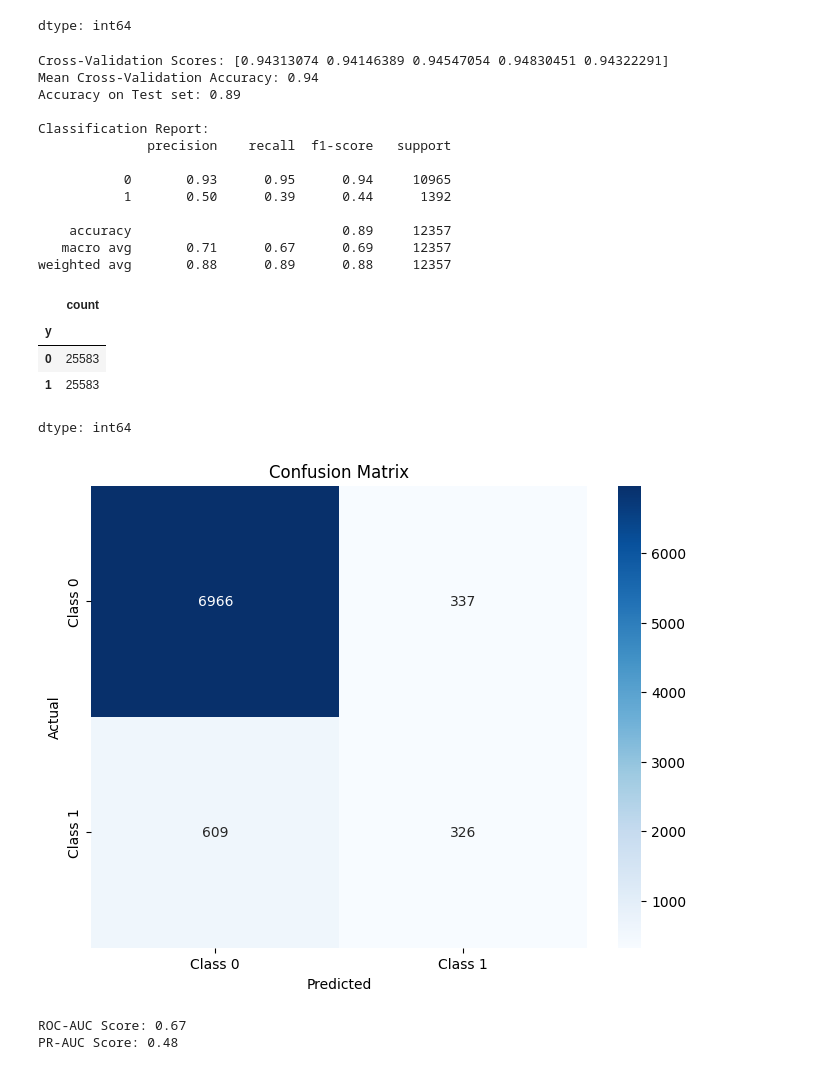
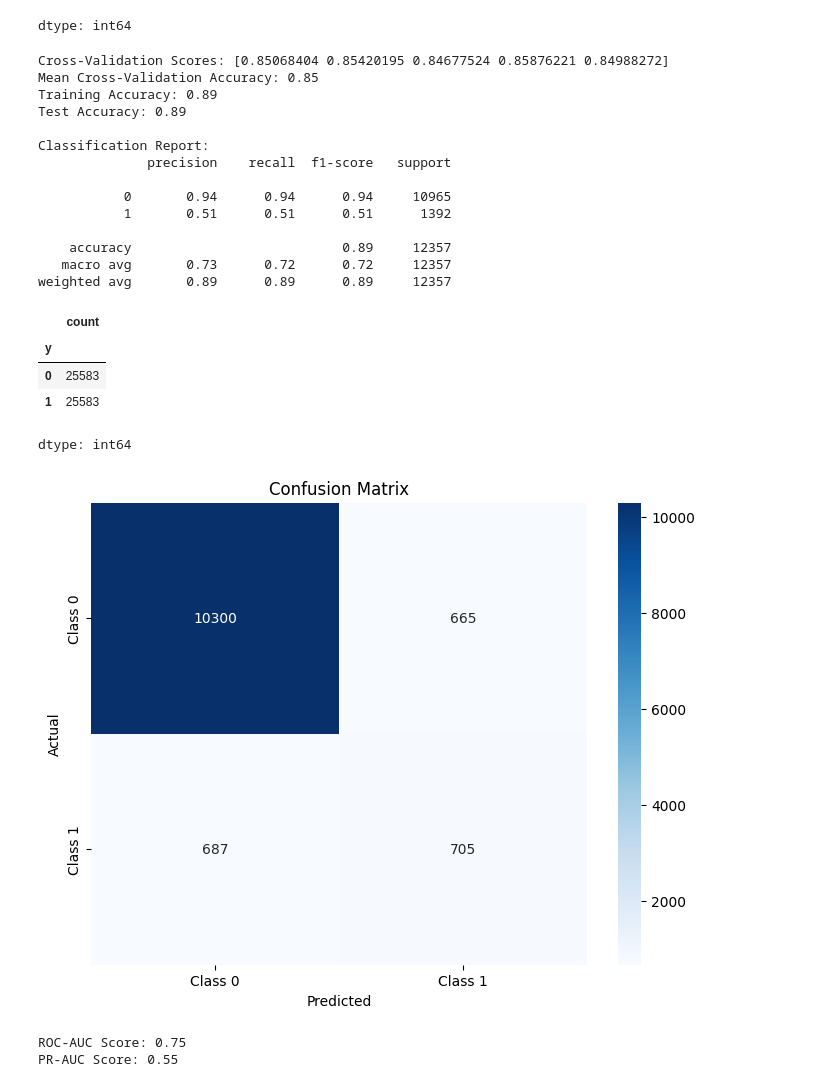
Before and after one commit to GinuraAdikari/BankChurn, a Jupyter notebook: RandomForest.ipynb, the cells around one changed output. Cells and saved outputs as stored; diff of their text form; code cells hidden in the pictures.

Commit message:
Did hyper parameter tuning , pca for some numeric features

```diff
--- a/RandomForest.ipynb
+++ b/RandomForest.ipynb
@@ -408,0 +423,7 @@ memory usage: 5.5 MB
+# %%
+#add the PCA results to your original dataset
+data_pca_df = pd.DataFrame(data_pca, columns=[f'PC{i+1}' for i in range(data_pca.shape[1])])
+
+# Combine PCA components with the rest of your dataset
+data_encoded = pd.concat([data_encoded.drop(columns=PCAfeatures), data_pca_df], axis=1)
+data_encoded.head()
@@ -476,46 +514,61 @@ y = data_encoded['y']                # Target variable
 X_train, X_test, y_train, y_test = train_test_split(X, y, test_size=0.3, random_state=42, stratify=y)
 
 # Apply SMOTE to oversample the minority class on the training data only
-smote = SMOTE(sampling_strategy=1.0, random_state=42)
+smote = SMOTE(sampling_strategy= 0.5, random_state=42)
 X_train_resampled, y_train_resampled = smote.fit_resample(X_train, y_train)
 
-# Step 3: Train the Random Forest Classifier with Cross-Validation
-rf_model11 = RandomForestClassifier(random_state=42, n_estimators=100)
+# Step 3: Train the Random Forest Classifier with the best hyperparameters
+rf_model_tuned = RandomForestClassifier(
+    random_state=42,
+    bootstrap=True,
+    max_depth=30,
+    max_features='log2',
+    min_samples_leaf=6,
+    min_samples_split=2,
+    n_estimators=200
+)
 
 # Define cross-validation strategy
 cv = StratifiedKFold(n_splits=5, shuffle=True, random_state=42)
 
 # Perform cross-validation
-cv_scores = cross_val_score(rf_model11, X_train_resampled, y_train_resampled, cv=cv, scoring='accuracy')
+cv_scores = cross_val_score(rf_model_tuned, X_train_resampled, y_train_resampled, cv=cv, scoring='accuracy')
 
 print(f"Cross-Validation Scores: {cv_scores}")
 print(f"Mean Cross-Validation Accuracy: {np.mean(cv_scores):.2f}")
 
 # Fit the model on the entire resampled training set
-rf_model11.fit(X_train_resampled, y_train_resampled)
+rf_model_tuned.fit(X_train_resampled, y_train_resampled)
 
 # Step 4: Make predictions
-y_pred = rf_model11.predict(X_test)
+y_train_pred = rf_model_tuned.predict(X_train_resampled)
 
-# Step 5: Evaluate the model
-accuracy = accuracy_score(y_test, y_pred)
-print(f"Accuracy on Test set: {accuracy:.2f}")
+# Predictions on test set
+y_test_pred = rf_model_tuned.predict(X_test)
+
+# Step 5: Accuracy for training and test datasets
+train_accuracy = accuracy_score(y_train_resampled, y_train_pred)
+test_accuracy = accuracy_score(y_test, y_test_pred)
+
+print(f"Training Accuracy: {train_accuracy:.2f}")
+print(f"Test Accuracy: {test_accuracy:.2f}")
 print("\nClassification Report:")
-print(classification_report(y_test, y_pred))
+print(classification_report(y_test, y_test_pred))
 # %% [output]
-Cross-Validation Scores: [0.94313074 0.94146389 0.94547054 0.94830451 0.94322291]
-Mean Cross-Validation Accuracy: 0.94
-Accuracy on Test set: 0.89
+Cross-Validation Scores: [0.85068404 0.85420195 0.84677524 0.85876221 0.84988272]
+Mean Cross-Validation Accuracy: 0.85
+Training Accuracy: 0.89
+Test Accuracy: 0.89
 
 Classification Report:
               precision    recall  f1-score   support
 
-           0       0.93      0.95      0.94     10965
-           1       0.50      0.39      0.44      1392
+           0       0.94      0.94      0.94     10965
+           1       0.51      0.51      0.51      1392
 
     accuracy                           0.89     12357
-   macro avg       0.71      0.67      0.69     12357
-weighted avg       0.88      0.89      0.88     12357
+   macro avg       0.73      0.72      0.72     12357
+weighted avg       0.89      0.89      0.89     12357
 # %%
 y_train_resampled.value_counts()
 # %% [output]
@@ -527,31 +580,31 @@ dtype: int64
 # %%
 from sklearn.metrics import confusion_matrix
 
 # Confusion Matrix
-conf_matrix = confusion_matrix(y_test, y_pred)
+conf_matrix = confusion_matrix(y_test, y_test_pred)
 conf_matrix
 plt.figure(figsize=(8, 6))
 sns.heatmap(conf_matrix, annot=True, fmt='d', cmap='Blues', xticklabels=["Class 0", "Class 1"], yticklabels=["Class 0", "Class 1"])
 plt.title("Confusion Matrix")
 plt.xlabel("Predicted")
 plt.ylabel("Actual")
 plt.show()
 # %% [output]
-[figure, old version]
+[figure, new version]
 # %%
 from sklearn.metrics import roc_auc_score, precision_recall_curve, auc
 
 # ROC-AUC
-roc_auc = roc_auc_score(y_test, y_pred)
+roc_auc = roc_auc_score(y_test, y_test_pred)
 print(f"ROC-AUC Score: {roc_auc:.2f}")
 
 # Precision-Recall Curve
-precision, recall, _ = precision_recall_curve(y_test, y_pred)
+precision, recall, _ = precision_recall_curve(y_test, y_test_pred)
 pr_auc = auc(recall, precision)
 print(f"PR-AUC Score: {pr_auc:.2f}")
 # %% [output]
-ROC-AUC Score: 0.67
-PR-AUC Score: 0.48
+ROC-AUC Score: 0.75
+PR-AUC Score: 0.55
 # %%
 
 # Extract the values from the confusion matrix
```
Also changed, not shown: parts of 10 cells of this notebook.
